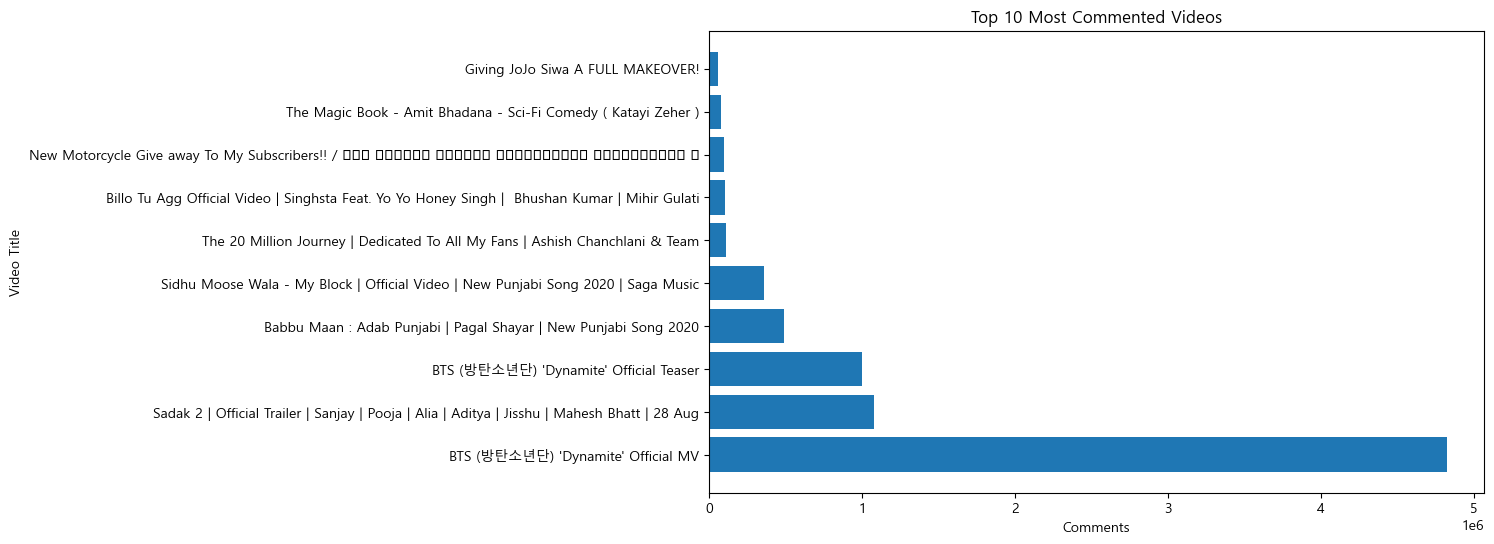
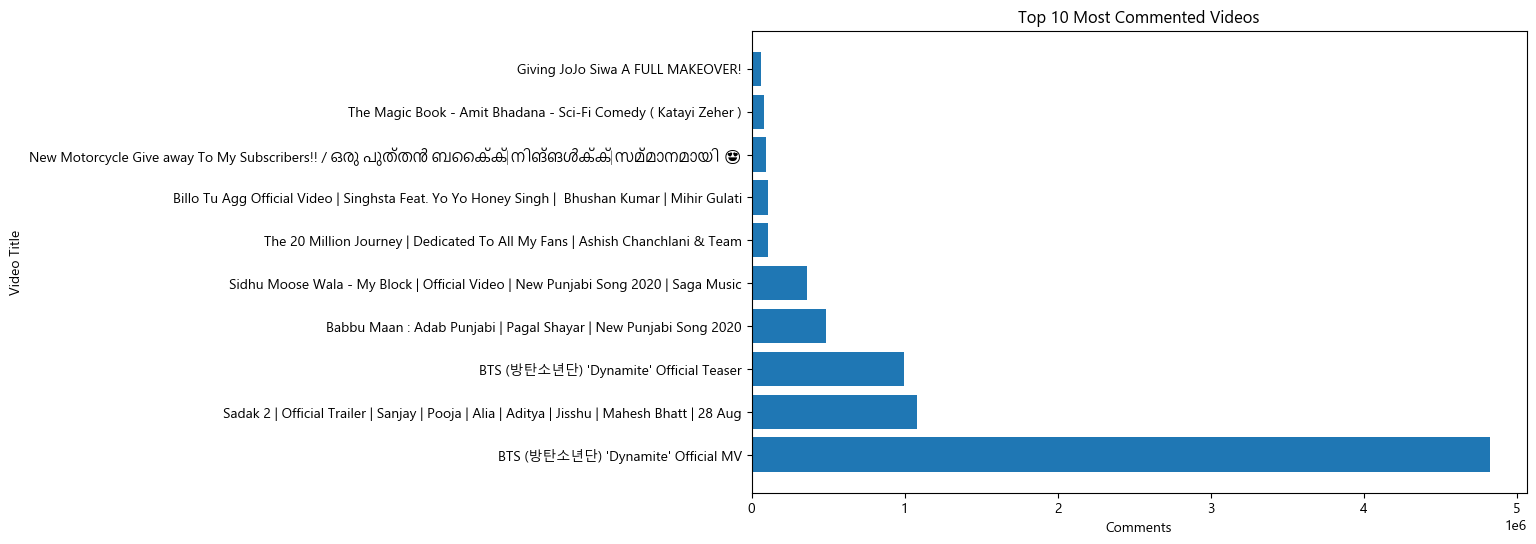
The change to this notebook cell's code, shown as a diff; its figure went from the first image to the second:
--- before
+++ after
@@ -1,2 +1,4 @@
+plt.rcParams['font.family']=['Nirmala UI','Malgun Gothic','Segoe UI Emoji','DejaVu Sans']
+plt.rcParams['axes.unicode_minus']=False
 top_comments = df.sort_values(
     by='comment_count',

Commit: csv dataset and cleaned_csv dataset created succesfully